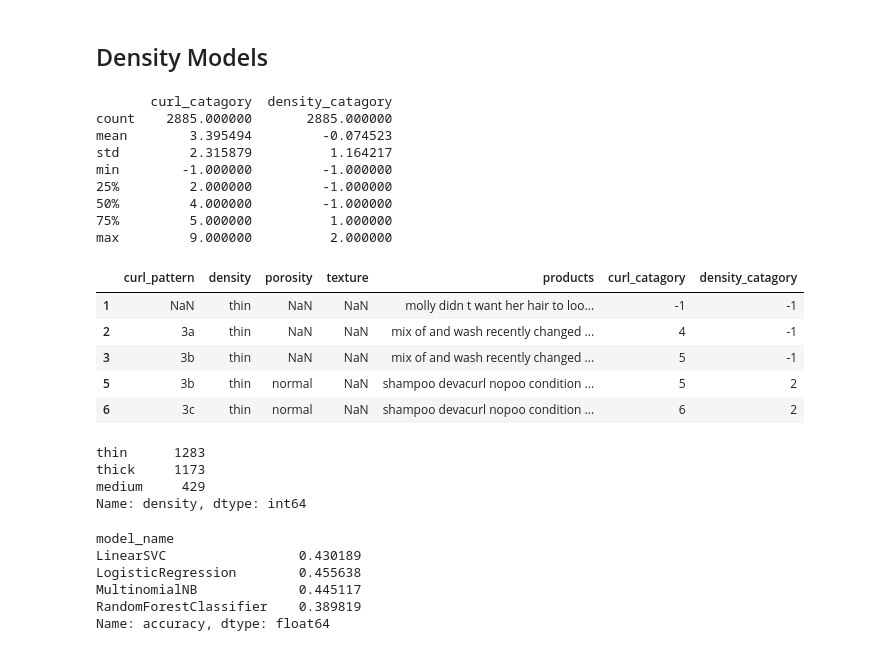
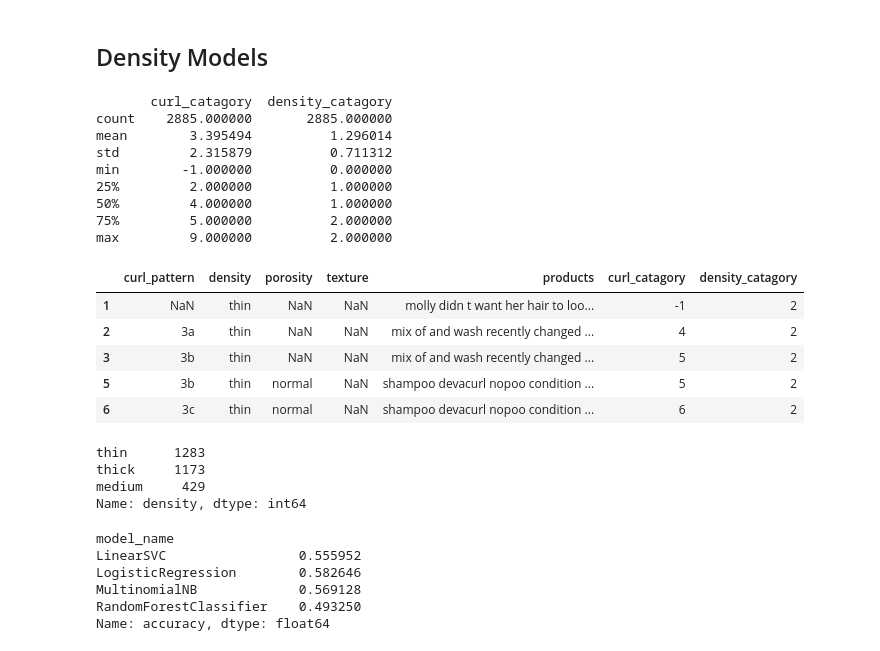
Before and after one commit to 99KHayes/products-for-curlies, a Jupyter notebook: notebooks/02_processing/20190831-kph-product-word-processing.ipynb, the cells around one changed output. Saved outputs shown, nothing was run; the diff lists cells and outputs as text; code cells hidden in the pictures.

```diff
--- a/notebooks/02_processing/20190831-kph-product-word-processing.ipynb
+++ b/notebooks/02_processing/20190831-kph-product-word-processing.ipynb
@@ -514,25 +514,25 @@ plt.show()
 # %%
 next
 # make a data fram with no nulls in the different characteristics
 density_no_nan_df = cleaned_df[pd.notnull(cleaned_df['density'])]
-density_no_nan_df['density_catagory'] = pd.Categorical(density_no_nan_df.porosity)
+density_no_nan_df['density_catagory'] = pd.Categorical(density_no_nan_df.density)
 density_no_nan_df["density_catagory"] = density_no_nan_df["density_catagory"].cat.codes
 print(density_no_nan_df.describe())
 density_no_nan_df.head()
 # %% [output]
        curl_catagory  density_catagory
 count    2885.000000       2885.000000
-mean        3.395494         -0.074523
-std         2.315879          1.164217
-min        -1.000000         -1.000000
-25%         2.000000         -1.000000
-50%         4.000000         -1.000000
-75%         5.000000          1.000000
+mean        3.395494          1.296014
+std         2.315879          0.711312
+min        -1.000000          0.000000
+25%         2.000000          1.000000
+50%         4.000000          1.000000
+75%         5.000000          2.000000
 max         9.000000          2.000000
 |  | curl_pattern | density | porosity | texture | products | curl_catagory | density_catagory |
-| 1 | NaN | thin | NaN | NaN | molly didn t want her hair to loo... | -1 | -1 |
-| 2 | 3a | thin | NaN | NaN | mix of and wash recently changed ... | 4 | -1 |
-| 3 | 3b | thin | NaN | NaN | mix of and wash recently changed ... | 5 | -1 |
+| 1 | NaN | thin | NaN | NaN | molly didn t want her hair to loo... | -1 | 2 |
+| 2 | 3a | thin | NaN | NaN | mix of and wash recently changed ... | 4 | 2 |
+| 3 | 3b | thin | NaN | NaN | mix of and wash recently changed ... | 5 | 2 |
 | 5 | 3b | thin | normal | NaN | shampoo devacurl nopoo condition ... | 5 | 2 |
 | 6 | 3c | thin | normal | NaN | shampoo devacurl nopoo condition ... | 6 | 2 |
 # %%
@@ -560,17 +560,17 @@ cv_df = pd.DataFrame(index=range(CV * len(models)))
 entries = []
 for model in models:
     model_name = model.__class__.__name__
-    accuracies = cross_val_score(model, features_po, labels_po, scoring='accuracy', cv=CV)
+    accuracies = cross_val_score(model, features_den, labels_den, scoring='accuracy', cv=CV)
     for fold_idx, accuracy in enumerate(accuracies):
         entries.append((model_name, fold_idx, accuracy))
 cv_df = pd.DataFrame(entries, columns=['model_name', 'fold_idx', 'accuracy'])
 cv_df.groupby('model_name').accuracy.mean()
 # %% [output]
 model_name
-LinearSVC                 0.430189
-LogisticRegression        0.455638
-MultinomialNB             0.445117
-RandomForestClassifier    0.389819
+LinearSVC                 0.555952
+LogisticRegression        0.582646
+MultinomialNB             0.569128
+RandomForestClassifier    0.493250
 Name: accuracy, dtype: float64
 # %%
 model = LogisticRegression(random_state=0)
```
Also changed, not shown: parts of 2 cells of this notebook, 1 other file.
